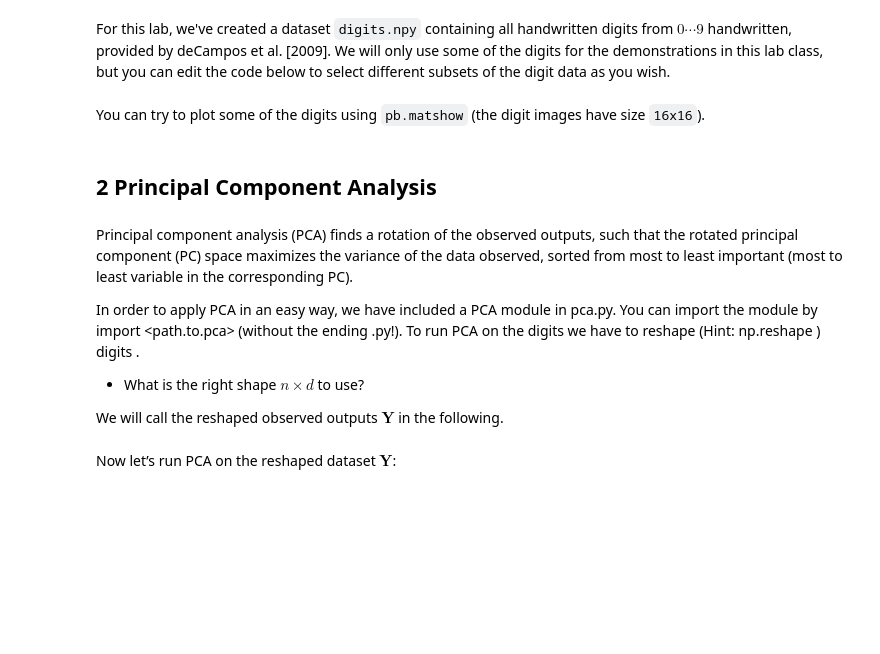
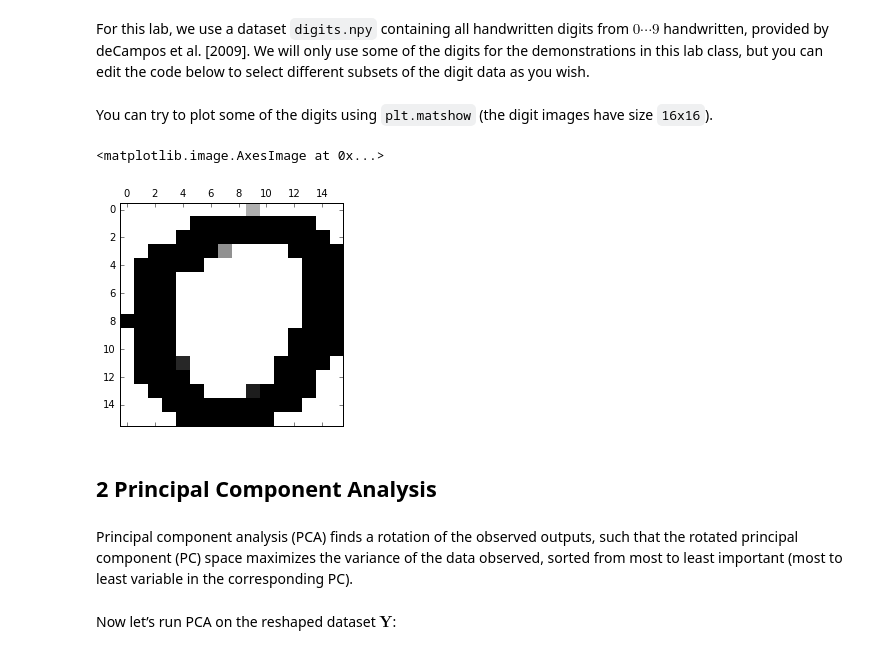
Before and after one commit to ShibataLab/GPyWorkshop, a Jupyter notebook: Part1/Experiments/Notebook2.ipynb, the cells around one changed output. Cells and saved outputs as stored; diff of their text form; code cells hidden in the pictures; blank space fills up the shorter version.

```diff
--- a/Part1/Experiments/Notebook2.ipynb
+++ b/Part1/Experiments/Notebook2.ipynb
@@ -38,2 +62,2 @@ def plot_model(X, which_dims, labels):
 # %% [markdown]
-For this lab, we've created a dataset `digits.npy` containing all handwritten digits from $0 \cdots 9$ handwritten, provided by deCampos et al. [2009]. We will only use some of the digits for the demonstrations in this lab class, but you can edit the code below to select different subsets of the digit data as you wish.
+For this lab, we use a dataset `digits.npy` containing all handwritten digits from $0 \cdots 9$ handwritten, provided by deCampos et al. [2009]. We will only use some of the digits for the demonstrations in this lab class, but you can edit the code below to select different subsets of the digit data as you wish.
@@ -45,14 +75,11 @@ labels = data['str_lbls']
 # %% [markdown]
-You can try to plot some of the digits using `pb.matshow` (the digit images have size `16x16`).
+You can try to plot some of the digits using `plt.matshow` (the digit images have size `16x16`).
+# %%
+plt.matshow(Y[0,:].reshape((height,width)), cmap=plt.cm.gray)
+# %% [output]
+<matplotlib.image.AxesImage at 0x...>
+[figure, added]
 # %% [markdown]
 ## 2 Principal Component Analysis
 # %% [markdown]
 Principal component analysis (PCA) finds a rotation of the observed outputs, such that the rotated principal component (PC) space maximizes the variance of the data observed, sorted from most to least important (most to least variable in the corresponding PC).
-
-In order to apply PCA in an easy way, we have included a PCA module in pca.py. You can import the module by
-import <path.to.pca> (without the ending .py!).
-To run PCA on the digits we have to reshape (Hint: np.reshape ) digits .
-
-* What is the right shape $n \times d$ to use?
-
-We will call the reshaped observed outputs $\mathbf{Y}$ in the following.
```
Also changed, not shown: parts of 66 cells of this notebook, 1 other file.
